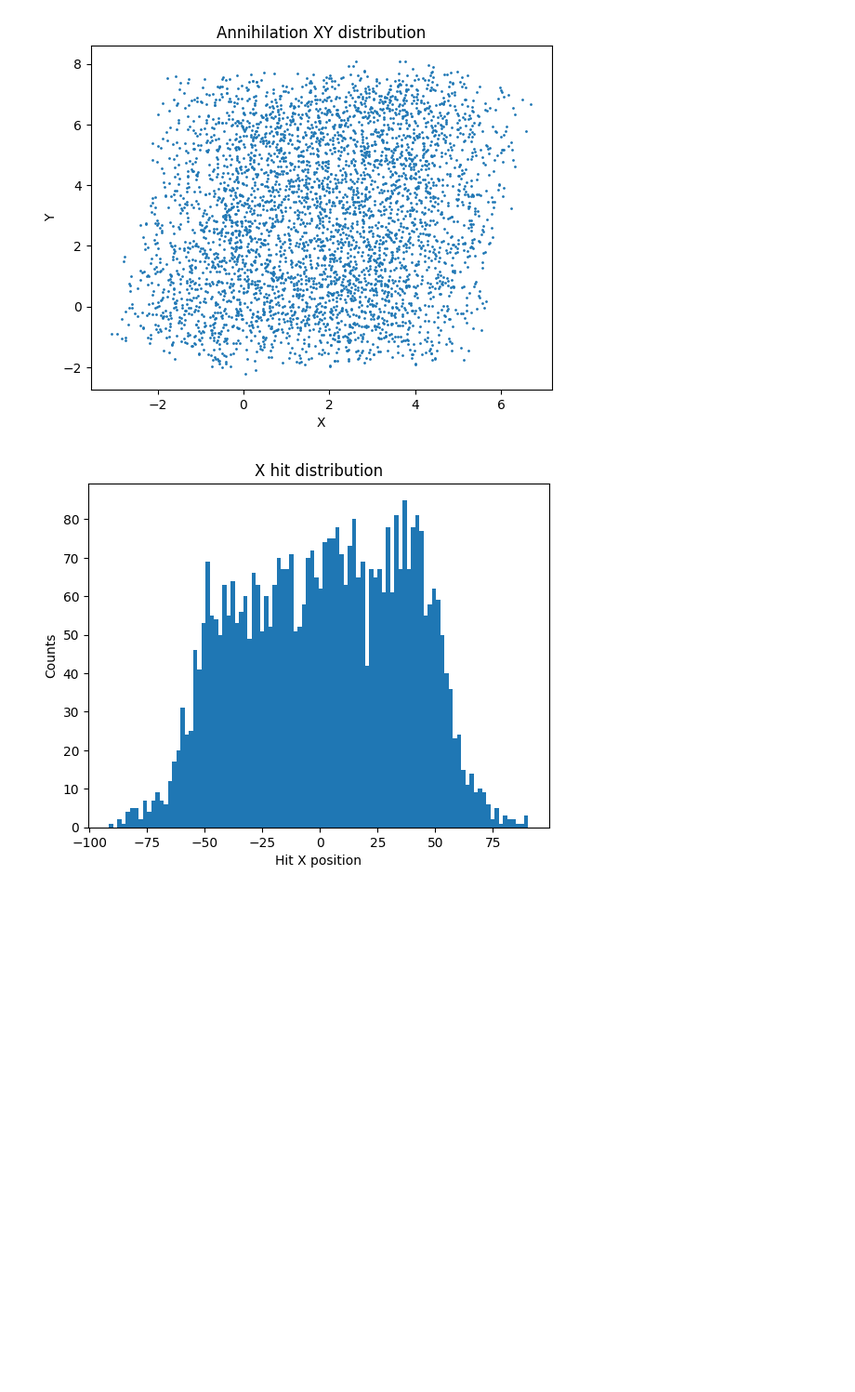
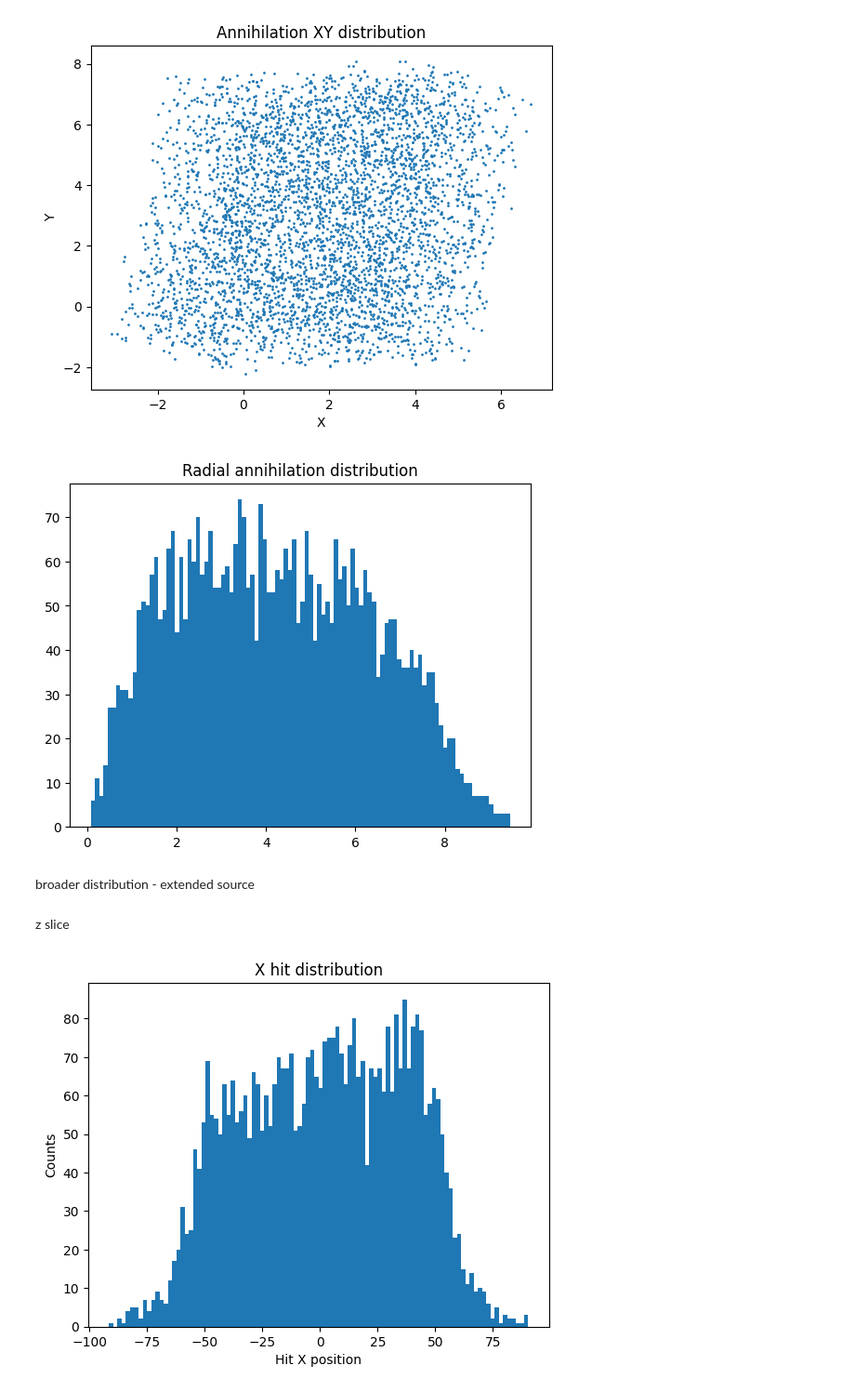
Before and after one commit to mw2304/SummerProject2026, a Jupyter notebook: test_root_visuals.ipynb, the cells around one changed output. Shown at 93% size. Saved outputs shown, nothing was run; the diff lists cells and outputs as text; code cells hidden in the pictures; blank space fills up the shorter version.

```diff
--- a/test_root_visuals.ipynb
+++ b/test_root_visuals.ipynb
@@ -119,6 +119,18 @@ plt.title("Annihilation XY distribution")
 plt.show()
 # %% [output]
 [figure]
+# %%
+r = np.sqrt(x**2 + y**2)
+
+plt.hist(r, bins=100)
+plt.title("Radial annihilation distribution")
+plt.show()
+# %% [output]
+[figure, added]
+# %% [markdown]
+broader distribution - extended source
+# %% [markdown]
+z slice
 # %%
 x = tree["Gamma1_HitX1"].array(library="np")
 
```
Also changed, not shown: parts of 11 cells of this notebook.
